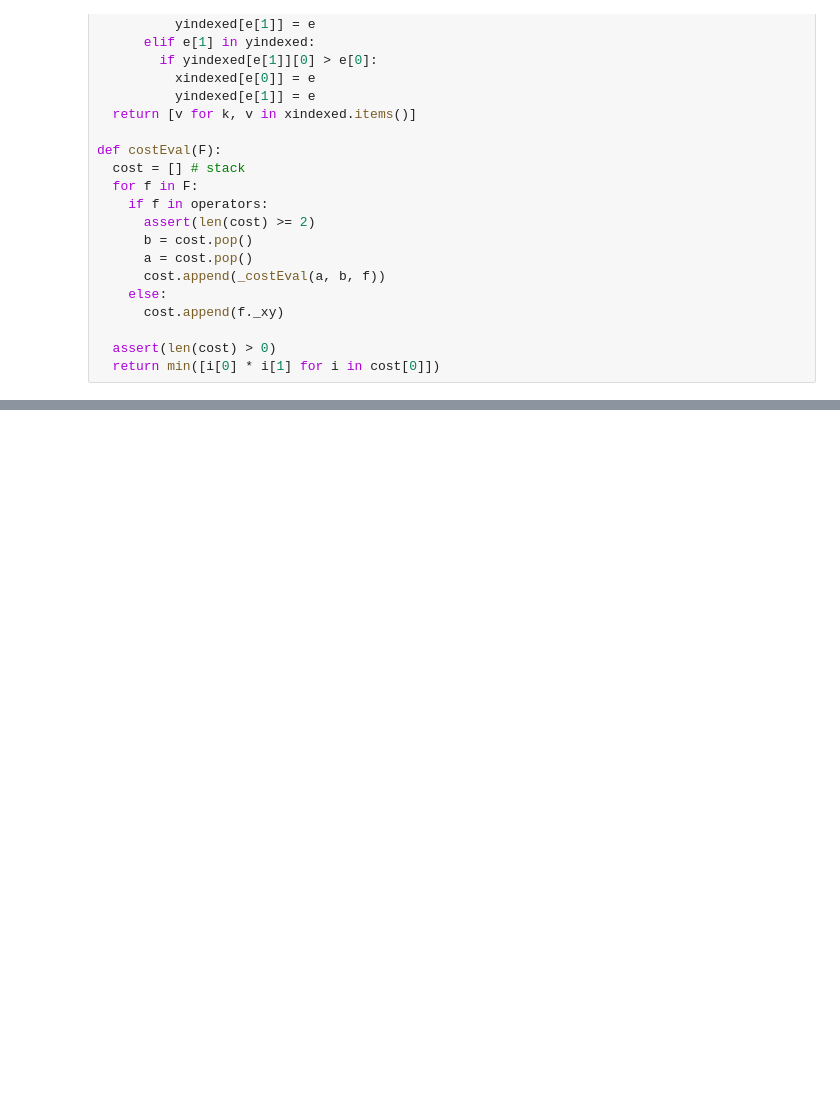
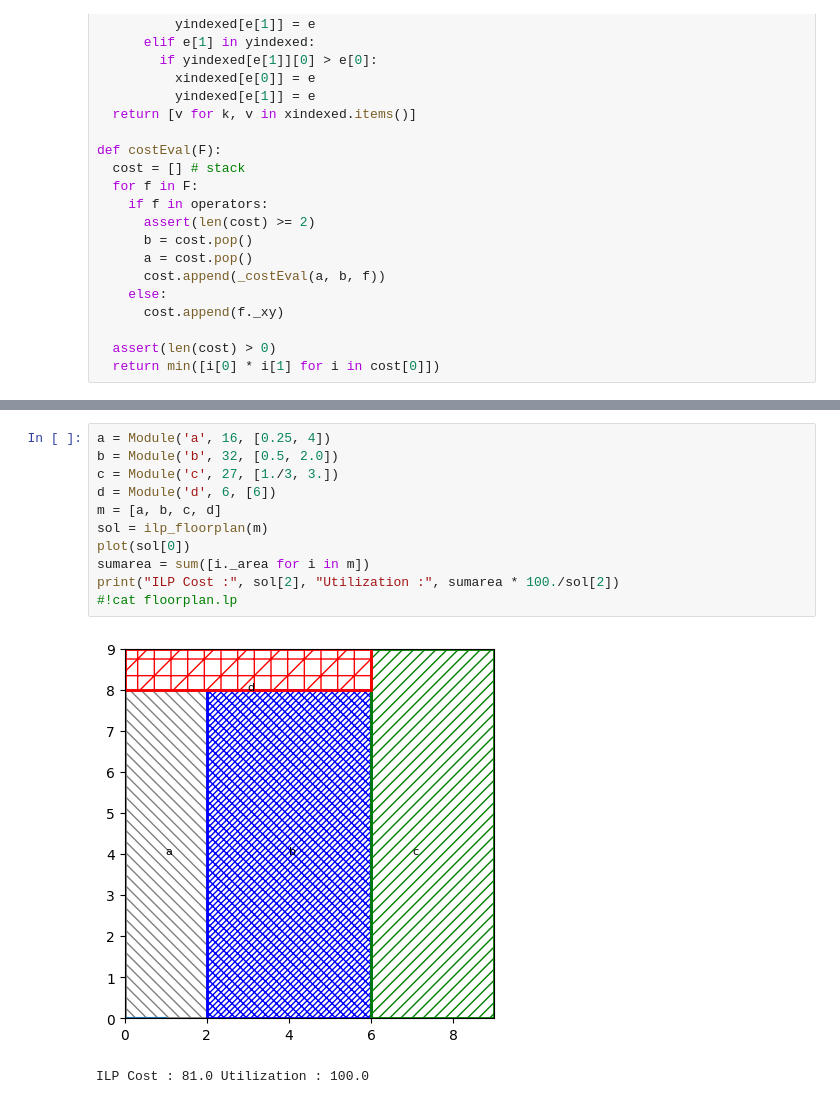
Before and after one commit to srini229/EE5333_tutorials, a Jupyter notebook: fp/Floorplanning.ipynb, the cells around one changed output, grey strips where cells are left out. Saved outputs shown, nothing was run; the diff lists cells and outputs as text; blank space fills up the shorter version.

```diff
--- a/fp/Floorplanning.ipynb
+++ b/fp/Floorplanning.ipynb
@@ -161 +335,15 @@ print(Cmin, Fmin)
+# %%
+a = Module('a', 16, [0.25, 4])
+b = Module('b', 32, [0.5, 2.0])
+c = Module('c', 27, [1./3, 3.])
+d = Module('d', 6, [6])
+m = [a, b, c, d]
+sol = ilp_floorplan(m)
+plot(sol[0])
+sumarea = sum([i._area for i in m])
+print("ILP Cost :", sol[2], "Utilization :", sumarea * 100./sol[2])
+#!cat floorplan.lp
+# %% [output]
+[figure, added]
+ILP Cost : 81.0 Utilization : 100.0
 # %%
```
Also changed, not shown: parts of 13 cells of this notebook.
